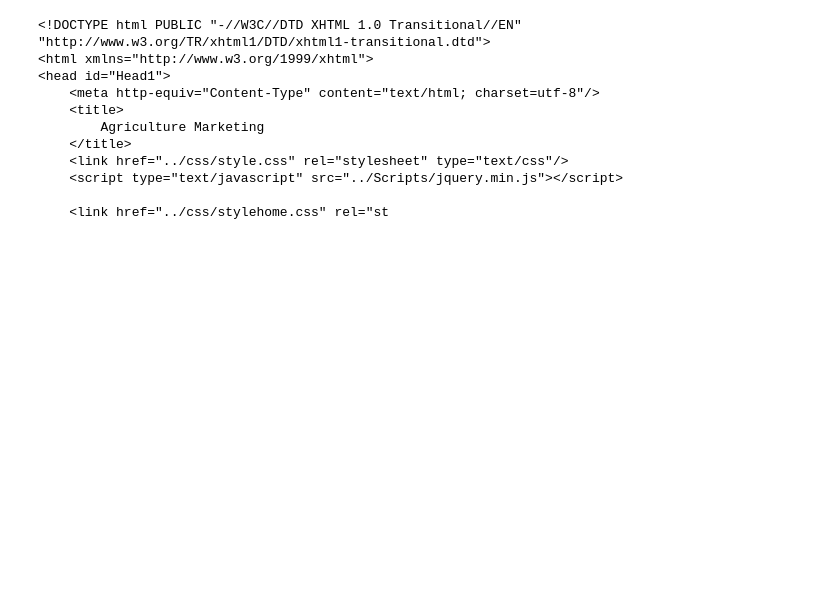
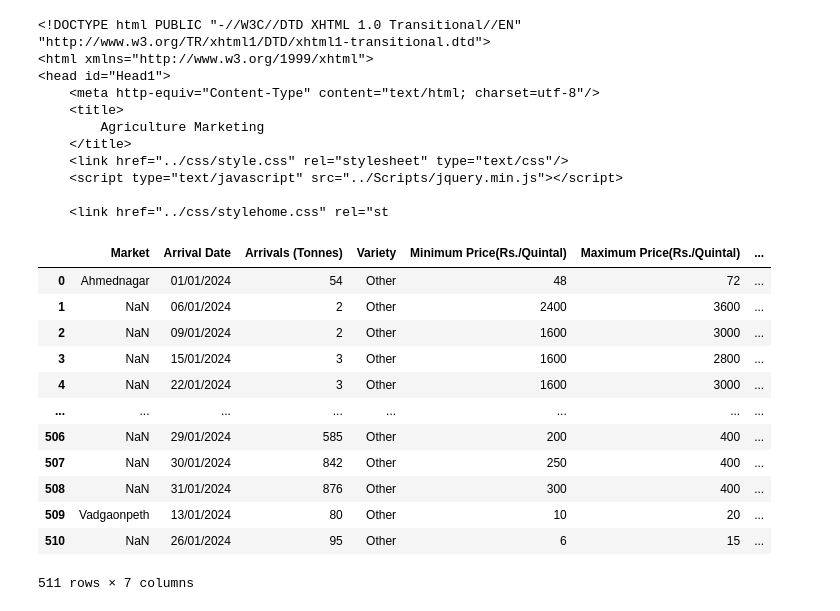
Before and after one commit to ARRYTHEBEAST/AutoDataDownloaderBot, a Jupyter notebook: experiment.ipynb, the cells around one changed output. Saved outputs shown, nothing was run; the diff lists cells and outputs as text; code cells hidden in the pictures; blank space fills up the shorter version.

```diff
--- a/experiment.ipynb
+++ b/experiment.ipynb
@@ -677,3 +1291,19 @@ print(content[:500])  # Print the first 500 characters to check the content
     <script type="text/javascript" src="../Scripts/jquery.min.js"></script>
 
     <link href="../css/stylehome.css" rel="st
+# %%
+df
+# %% [output]
+|  | Market | Arrival Date | Arrivals (Tonnes) | Variety | Minimum Price(Rs./Quintal) | Maximum Price(Rs./Quintal) | ... |
+| 0 | Ahmednagar | 01/01/2024 | 54 | Other | 48 | 72 | ... |
+| 1 | NaN | 06/01/2024 | 2 | Other | 2400 | 3600 | ... |
+| 2 | NaN | 09/01/2024 | 2 | Other | 1600 | 3000 | ... |
+| 3 | NaN | 15/01/2024 | 3 | Other | 1600 | 2800 | ... |
+| 4 | NaN | 22/01/2024 | 3 | Other | 1600 | 3000 | ... |
+| ... | ... | ... | ... | ... | ... | ... | ... |
+| 506 | NaN | 29/01/2024 | 585 | Other | 200 | 400 | ... |
+| 507 | NaN | 30/01/2024 | 842 | Other | 250 | 400 | ... |
+| 508 | NaN | 31/01/2024 | 876 | Other | 300 | 400 | ... |
+| 509 | Vadgaonpeth | 13/01/2024 | 80 | Other | 10 | 20 | ... |
+| 510 | NaN | 26/01/2024 | 95 | Other | 6 | 15 | ... |
+511 rows × 7 columns
```
Also changed, not shown: parts of 19 cells of this notebook, 1 other file.
